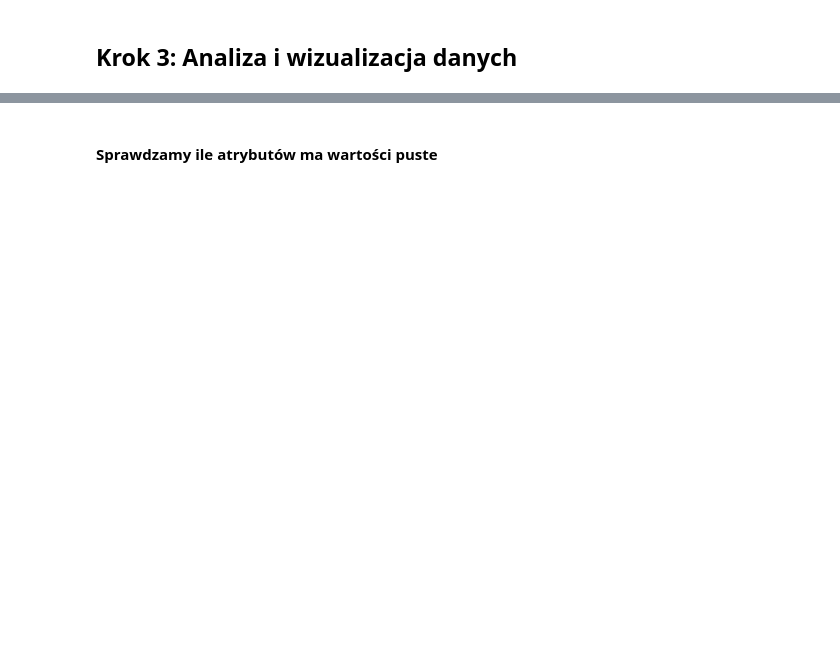
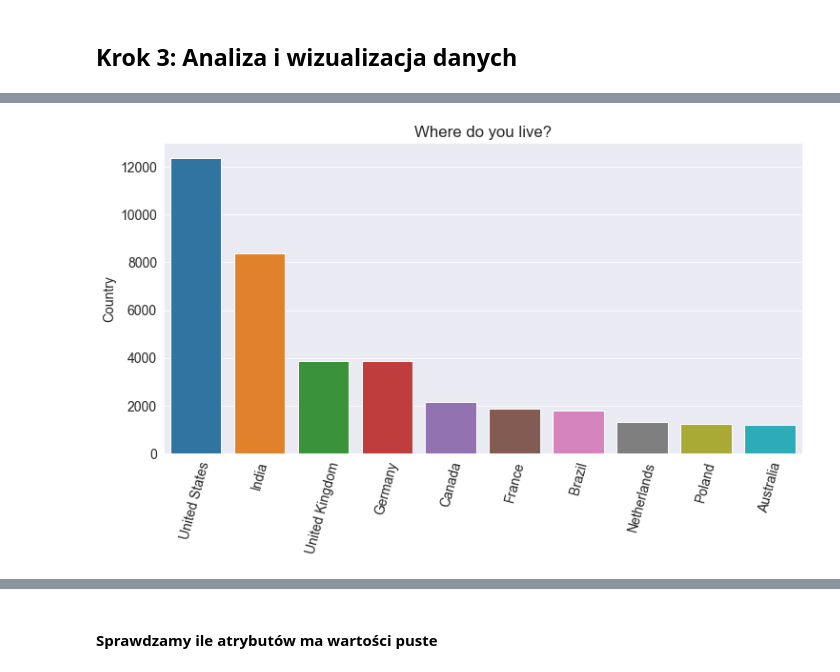
Before and after one commit to Tahimari/siwb_lab_4, a Jupyter notebook: stackoverflow_survey_data_analysis.ipynb, the cells around one changed output, grey strips where cells are left out. Cells and saved outputs as stored; diff of their text form; code cells hidden in the pictures; blank space fills up the shorter version.

```diff
--- a/stackoverflow_survey_data_analysis.ipynb
+++ b/stackoverflow_survey_data_analysis.ipynb
@@ -19,6 +19,12 @@ import numpy as np
 import seaborn as sns
 import matplotlib.pyplot as plt
 %matplotlib inline
+
+# Dostosowanie wyglądu wizualizacji
+sns.set_style('darkgrid')
+plt.rcParams['font.size'] = 14
+plt.rcParams['figure.figsize'] = (9, 5)
+plt.rcParams['figure.facecolor'] = '#00000000'
 
 # Klasyfikacja
 from sklearn.tree import DecisionTreeClassifier
@@ -324,0 +347,3 @@ data.sample(10)
+# %%
+top_countries = data['Country'].value_counts().head(10)
+top_countries
@@ -324,0 +362,7 @@ data.sample(10)
+# %%
+plt.figure(figsize=(12,6))
+plt.xticks(rotation=75)
+plt.title(schema.Country)
+sns.barplot(x=top_countries.index, y=top_countries);
+# %% [output]
+[figure, added]
```
Also changed, not shown: parts of 30 cells of this notebook.
